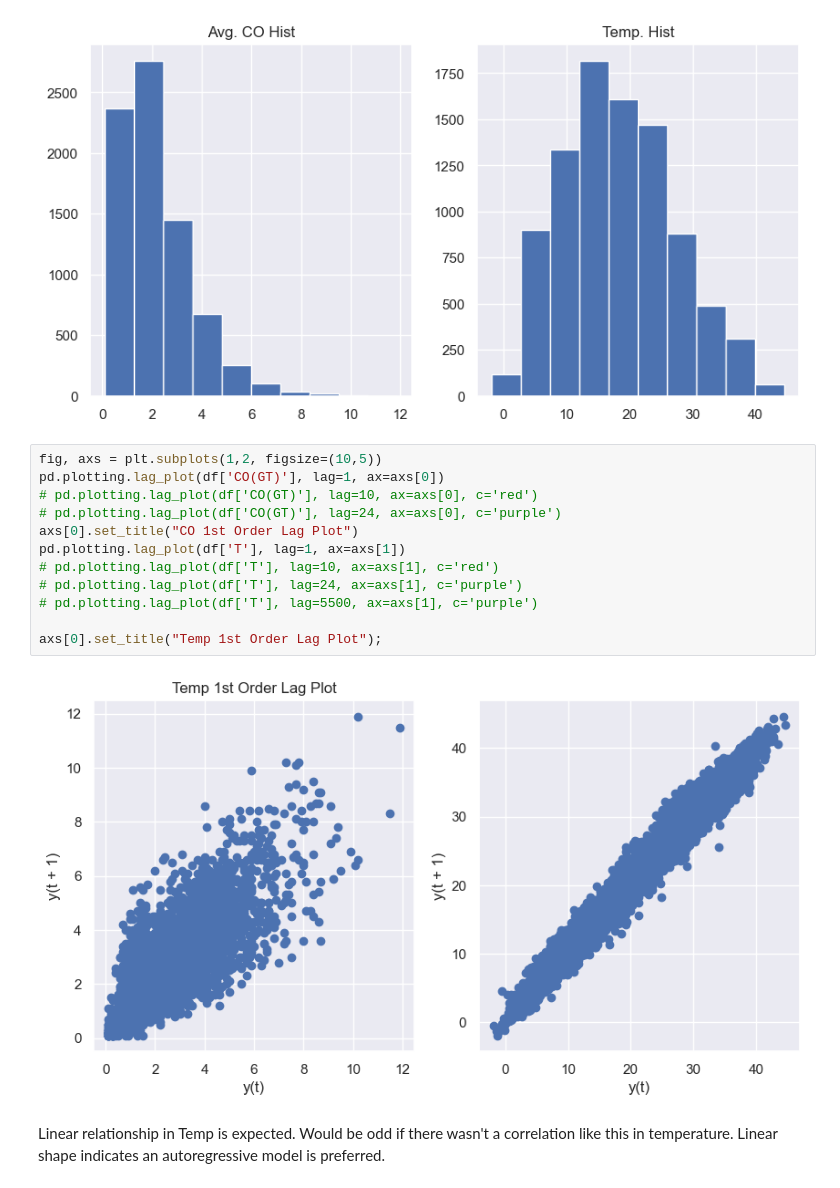
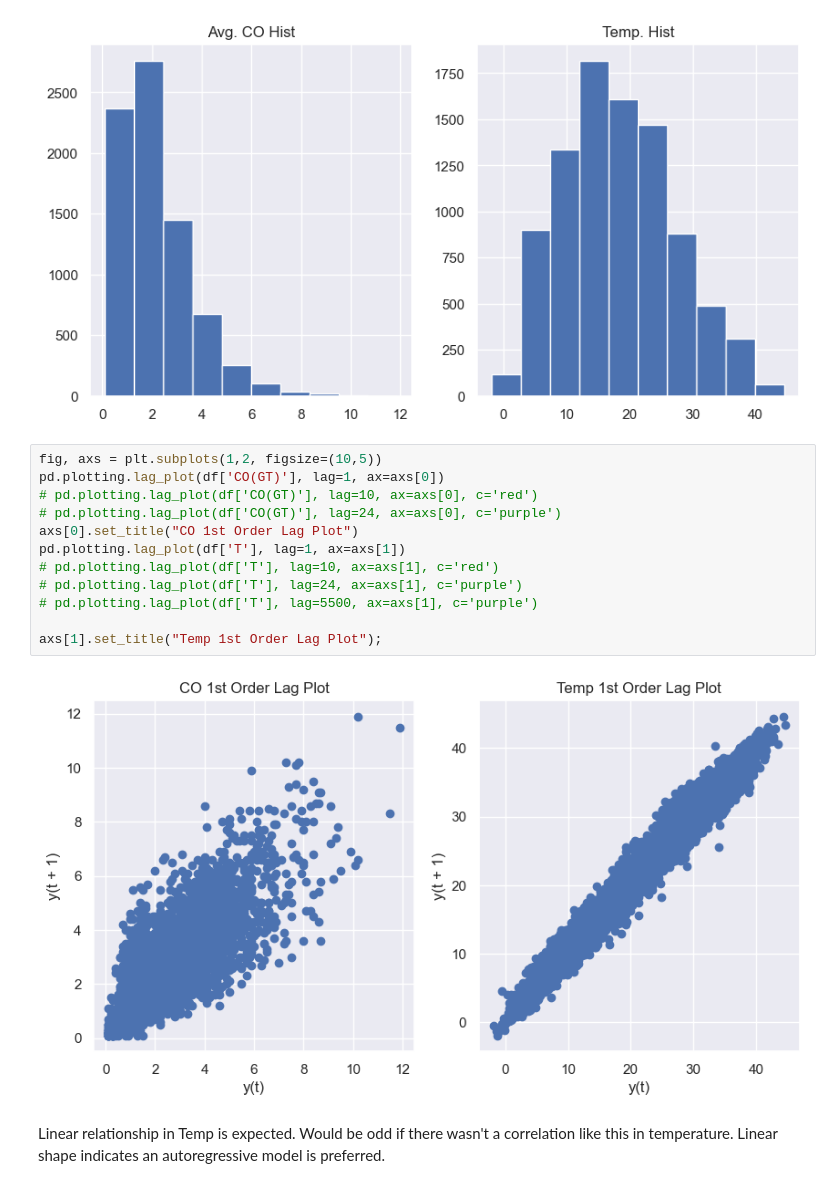
Before and after one commit to zadealfalah/airQuality, a Jupyter notebook: airQualityForecast.ipynb, the cells around one changed output. Drawn from its saved outputs; the diff is of its cells as text.

```diff
--- a/airQualityForecast.ipynb
+++ b/airQualityForecast.ipynb
@@ -140,17 +147,17 @@ plt.show();
 # %%
 fig, axs = plt.subplots(1,2, figsize=(10,5))
 pd.plotting.lag_plot(df['CO(GT)'], lag=1, ax=axs[0])
 # pd.plotting.lag_plot(df['CO(GT)'], lag=10, ax=axs[0], c='red')
 # pd.plotting.lag_plot(df['CO(GT)'], lag=24, ax=axs[0], c='purple')
 axs[0].set_title("CO 1st Order Lag Plot")
 pd.plotting.lag_plot(df['T'], lag=1, ax=axs[1])
 # pd.plotting.lag_plot(df['T'], lag=10, ax=axs[1], c='red')
 # pd.plotting.lag_plot(df['T'], lag=24, ax=axs[1], c='purple')
 # pd.plotting.lag_plot(df['T'], lag=5500, ax=axs[1], c='purple')
 
-axs[0].set_title("Temp 1st Order Lag Plot");
+axs[1].set_title("Temp 1st Order Lag Plot");
 # %% [output]
-[figure, old version]
+[figure, new version]
 # %% [markdown]
 Linear relationship in Temp is expected.  Would be odd if there wasn't a correlation like this in temperature.  Linear shape indicates an autoregressive model is preferred.
 # %% [markdown]
```
Also changed, not shown: parts of 24 cells of this notebook, 1 other file.
